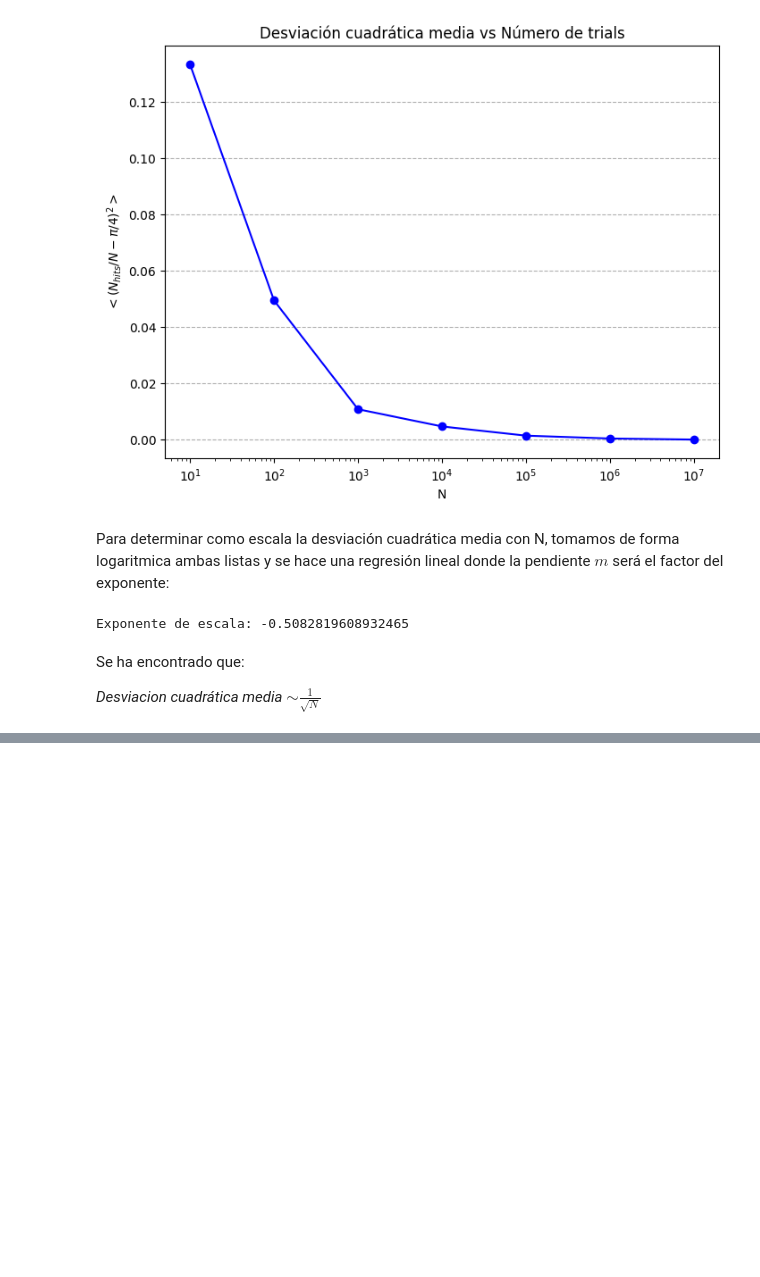
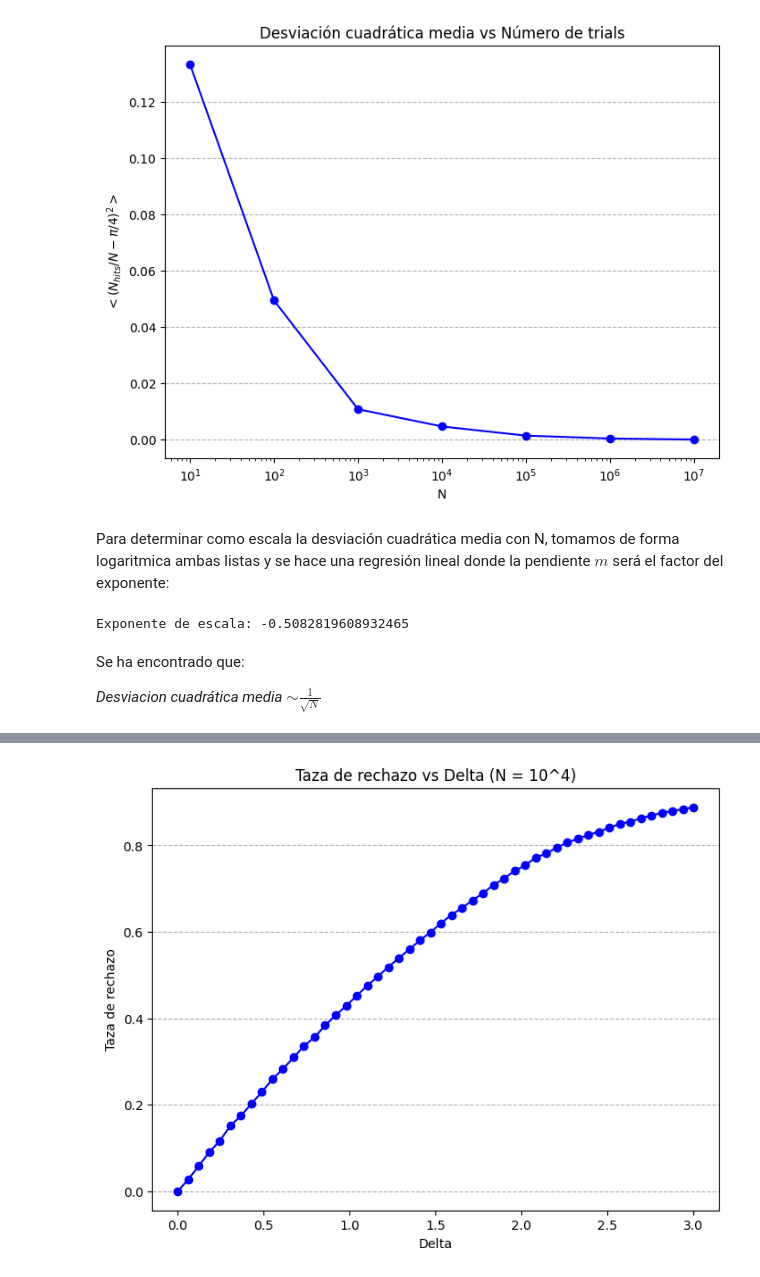
Before and after one commit to PabloAndagana/Tarea-2-Mec-nica-Estad-stica---PUC, a Jupyter notebook: Problema_1.ipynb, the cells around one changed output, grey strips where cells are left out. Drawn from its saved outputs; the diff is of its cells as text; code cells hidden in the pictures; blank space fills up the shorter version.

```diff
--- a/Problema_1.ipynb
+++ b/Problema_1.ipynb
@@ -66,0 +146,10 @@ Se ha encontrado que:
+# %%
+plt.figure(figsize=(8, 6))
+plt.plot(deltas,taza_rechazos, marker='o', linestyle='-', color='blue')
+plt.xlabel('Delta')
+plt.ylabel('Taza de rechazo')
+plt.title('Taza de rechazo vs Delta (N = 10^4)')
+plt.grid(True, axis = 'y', ls="--")
+plt.show()
+# %% [output]
+[figure, added]
```
Also changed, not shown: parts of 11 cells of this notebook.
